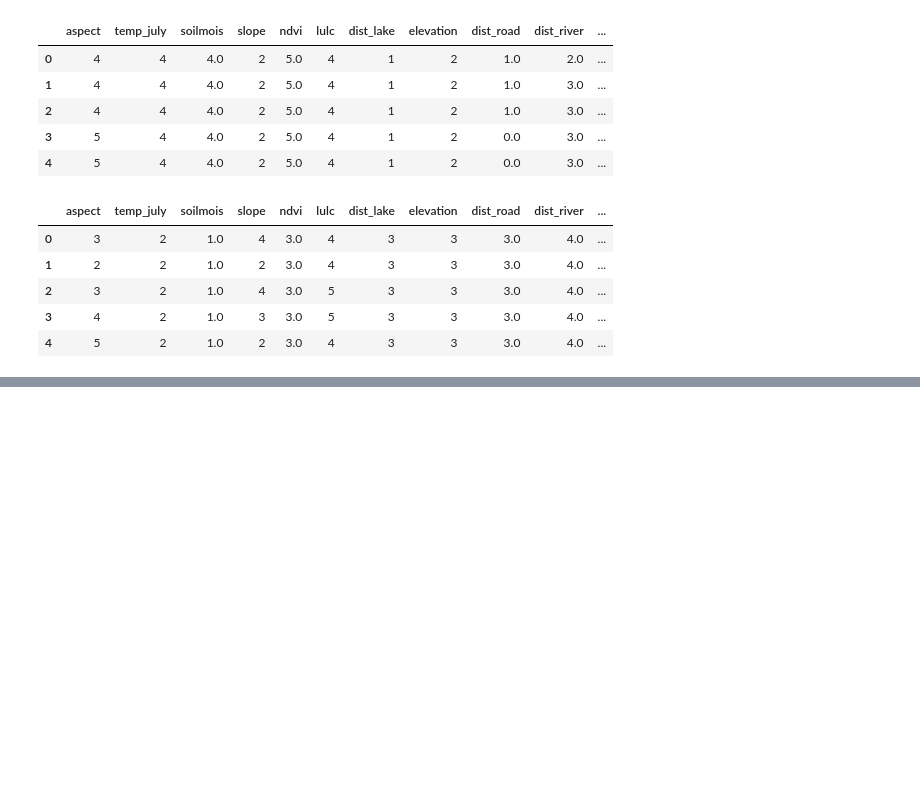
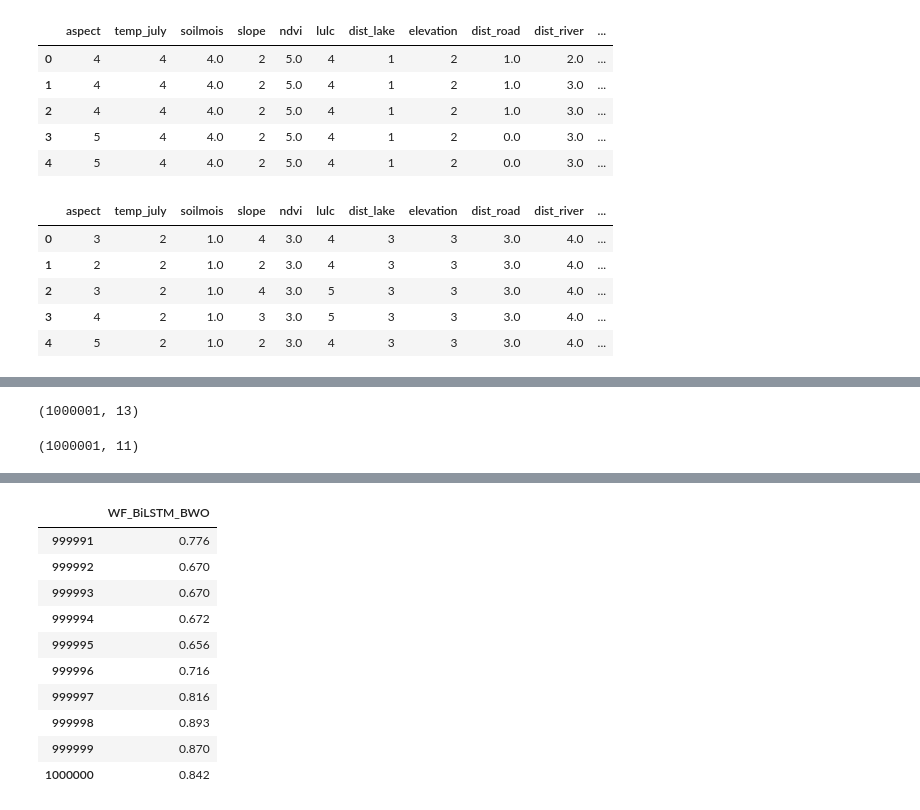
Before and after one commit to ashkanmosalla/Wildfire, a Jupyter notebook: src/Prediction_DEM2000.ipynb, the cells around one changed output, grey strips where cells are left out. Saved outputs shown, nothing was run; the diff lists cells and outputs as text; code cells hidden in the pictures; blank space fills up the shorter version.

```diff
--- a/src/Prediction_DEM2000.ipynb
+++ b/src/Prediction_DEM2000.ipynb
@@ -4445,0 +4897,16 @@ df2_final.to_csv('WF_Export2_LSTM_BWO.csv', index=False)
+# %%
+df1 = df1.astype(
+    {
+        'aspect': 'category',
+        'temp_july': 'category',
+        'soilmois': 'category',
+        'slope': 'category',
+        'ndvi': 'category',
+        'lulc': 'category',
+        'dist_lake': 'category',
+        'elevation': 'category',
+        'dist_road': 'category',
+        'dist_river': 'category',
+        'pcp': 'category'
+    }
+)
@@ -4445,0 +4925,36 @@ df2_final.to_csv('WF_Export2_LSTM_BWO.csv', index=False)
+# %%
+df1.shape
+# %% [output]
+(1000001, 13)
+# %%
+df1_new.shape
+# %% [output]
+(1000001, 11)
+# %%
+from sklearn.preprocessing import OneHotEncoder
+
+# Use the trained encoder to transform the categorical data
+encoded_data_new = encoder.transform(df1_new[categorical_columns])
+
+# Convert the encoded data to DataFrame
+encoded_df_new = pd.DataFrame(encoded_data_new, columns=encoder.get_feature_names_out())
+
+# Concatenate the encoded DataFrame with the non-categorical data
+final_df_new = pd.concat([df1_new.drop(categorical_columns, axis=1), encoded_df_new], axis=1)
+
+# Ensure to drop any columns that are not used by the model
+# final_df_new.drop(['Latitude', 'Longitude', 'pointid', 'grid_code'], axis=1, inplace=True)
+
+# Reshape data to fit RNN input requirements
+X_new = final_df_new.values.reshape(-1, 1, final_df_new.shape[1])
+
+# Load your trained RNN model (if not already loaded)
+
+# Predict using RNN model
+predictions = model.predict(X_new)
+
+predictions_df = pd.DataFrame(predictions, columns=['WF_BiLSTM_BWO']).round(3)
+
+# Display the last 10 entries
+predictions_df.tail(10)
+# %% [output]
@@ -4445,0 +4962,11 @@ df2_final.to_csv('WF_Export2_LSTM_BWO.csv', index=False)
+|  | WF_BiLSTM_BWO |
+| 999991 | 0.776 |
+| 999992 | 0.670 |
+| 999993 | 0.670 |
+| 999994 | 0.672 |
+| 999995 | 0.656 |
+| 999996 | 0.716 |
+| 999997 | 0.816 |
+| 999998 | 0.893 |
+| 999999 | 0.870 |
+| 1000000 | 0.842 |
```
Also changed, not shown: parts of 30 cells of this notebook.
